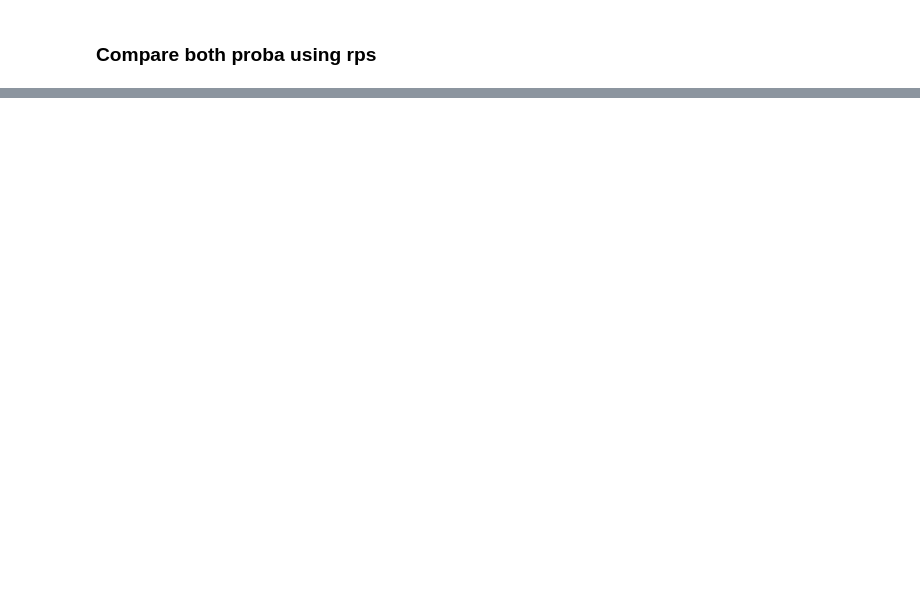
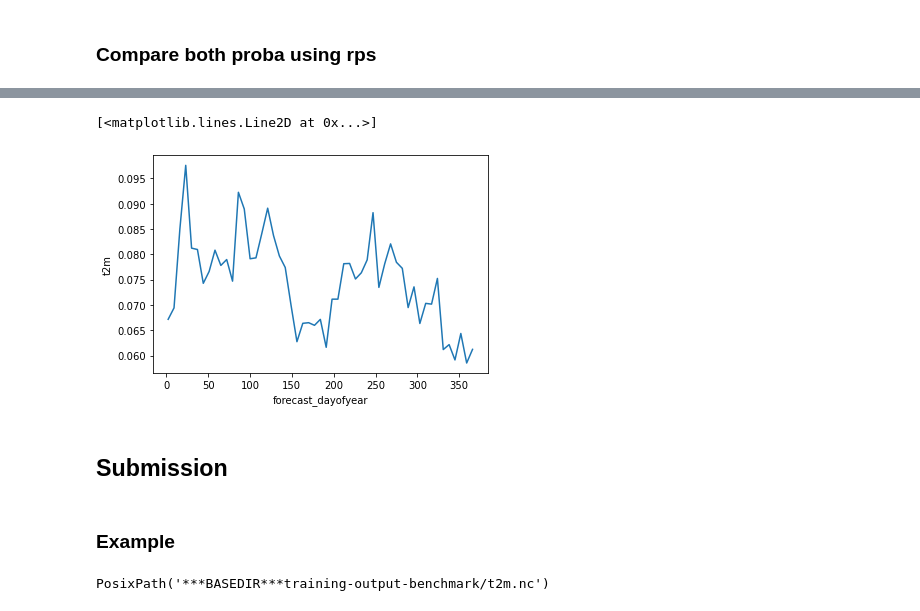
Before and after one commit to crim-ca/crims2s, a Jupyter notebook: notebooks/debias-ecmwf-02.ipynb, the cells around one changed output, grey strips where cells are left out. Saved outputs shown, nothing was run; the diff lists cells and outputs as text; code cells hidden in the pictures; blank space fills up the shorter version.

Commit message:
adding prediction for week 5 and 6 for submission

```diff
--- a/notebooks/debias-ecmwf-02.ipynb
+++ b/notebooks/debias-ecmwf-02.ipynb
@@ -175,0 +567,14 @@ xs.rps(val_probabilistic_obs, val_probabilistic_forecast, category_edges=None, i
+# %%
+xs.rps(val_probabilistic_obs_w56, val_probabilistic_forecast, category_edges=None, input_distributions='p', dim=['latitude', 'longitude']).plot()
+# %% [output]
+[<matplotlib.lines.Line2D at 0x...>]
+[figure, added]
+# %% [markdown]
+## Submission
+# %% [markdown]
+### Example
+# %%
+benchmark_path = sorted([f for f in pathlib.Path(BENCHNMARK).iterdir() if FIELD in f.stem])[-1]
+benchmark_path
+# %% [output]
+PosixPath('***BASEDIR***training-output-benchmark/t2m.nc')
```
Also changed, not shown: parts of 50 cells of this notebook.
